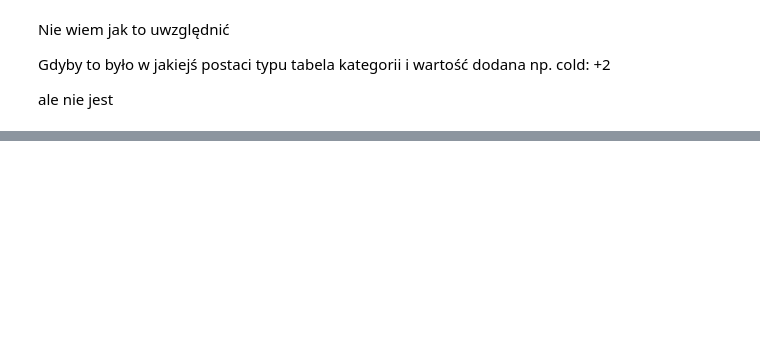
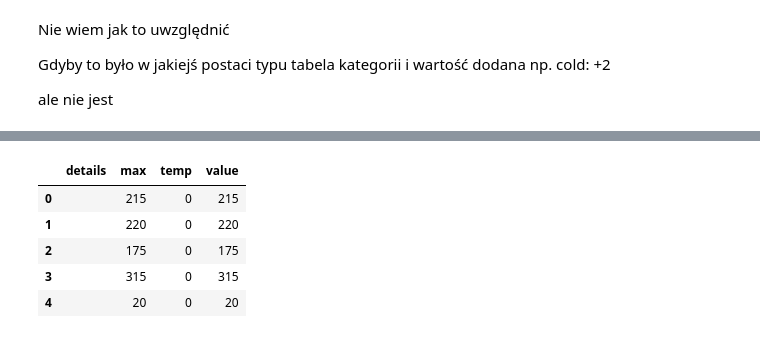
Before and after one commit to Paulina100/ML-for-TTRPG-game-design, a Jupyter notebook: Pathfinder_system.ipynb, the cells around one changed output, grey strips where cells are left out. Cells and saved outputs as stored; diff of their text form; code cells hidden in the pictures; blank space fills up the shorter version.

```diff
--- a/Pathfinder_system.ipynb
+++ b/Pathfinder_system.ipynb
@@ -237,0 +291,2 @@ ale nie jest
+# %%
+attributes_hp = unpack_column(attributes, "hp")
@@ -237,0 +314,9 @@ ale nie jest
+# %%
+attributes_hp.head()
+# %% [output]
+|  | details | max | temp | value |
+| 0 |  | 215 | 0 | 215 |
+| 1 |  | 220 | 0 | 220 |
+| 2 |  | 175 | 0 | 175 |
+| 3 |  | 315 | 0 | 315 |
+| 4 |  | 20 | 0 | 20 |
```
Also changed, not shown: parts of 21 cells of this notebook.
